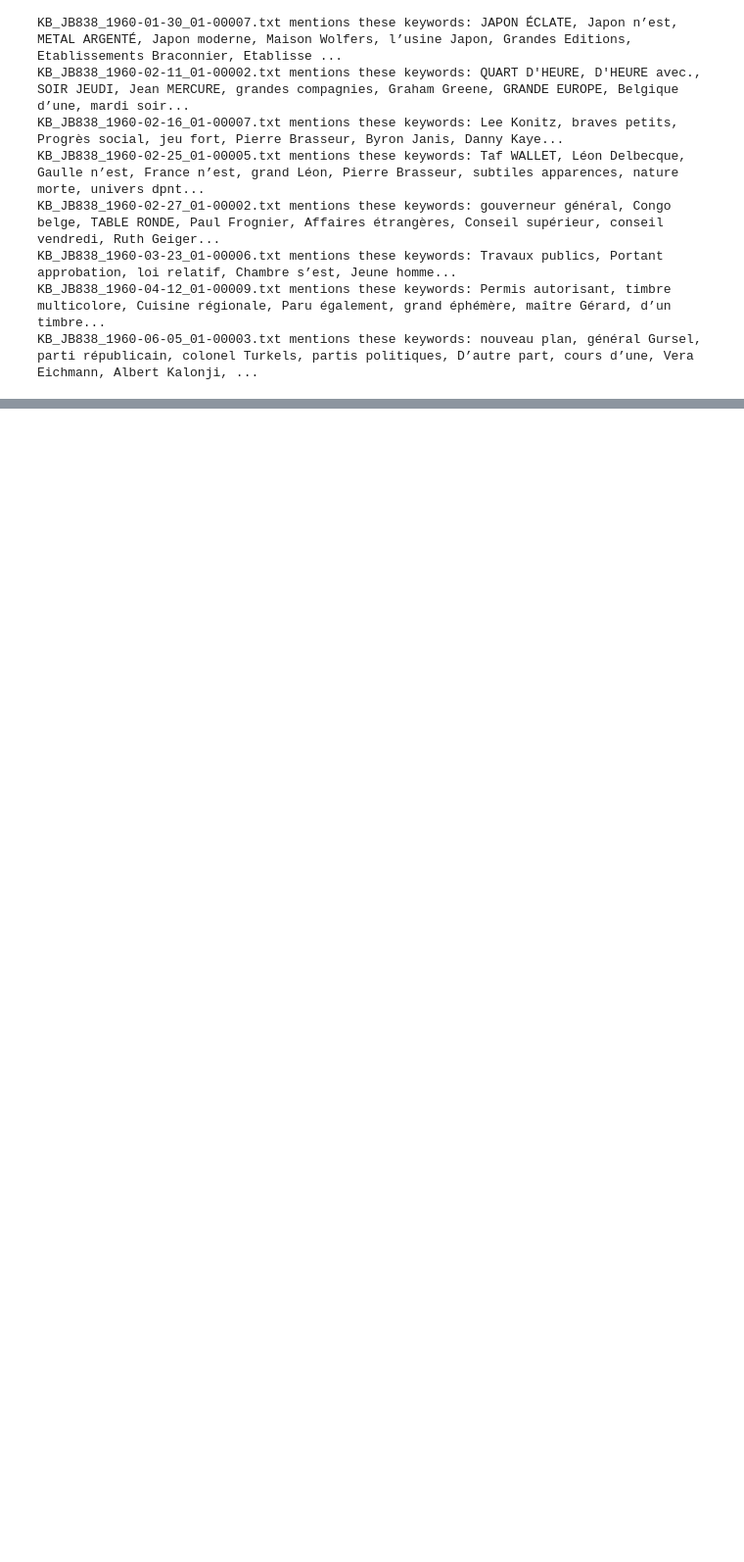
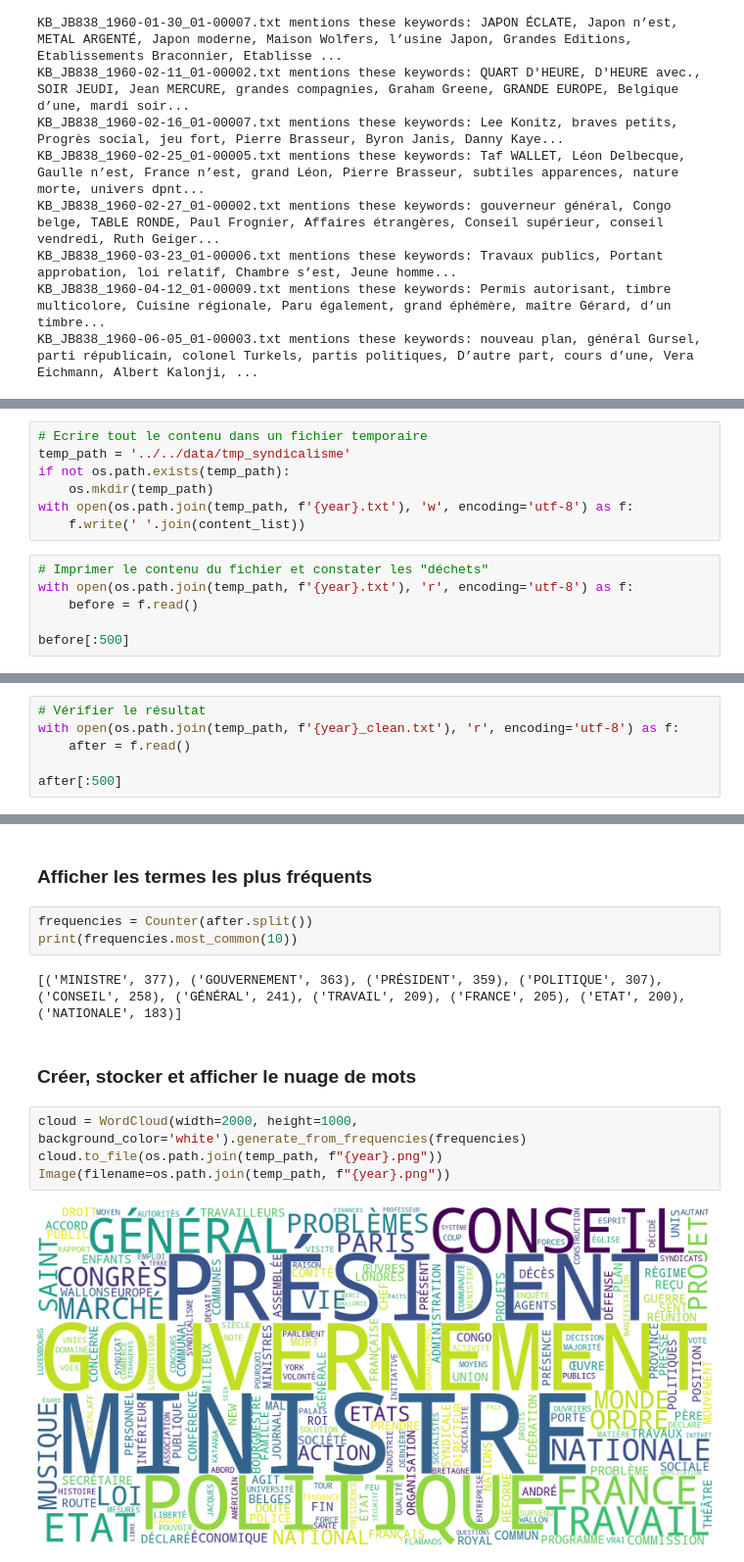
Before and after one commit to Elifoxxx/tac, a Jupyter notebook: tps/tp4/tp4.ipynb, the cells around one changed output, grey strips where cells are left out. Shown at 98% size. Drawn from its saved outputs; the diff is of its cells as text; blank space fills up the shorter version.

```diff
--- a/tps/tp4/tp4.ipynb
+++ b/tps/tp4/tp4.ipynb
@@ -364,0 +410,13 @@ KB_JB838_1960-06-05_01-00003.txt mentions these keywords: nouveau plan, généra
+# %%
+# Ecrire tout le contenu dans un fichier temporaire
+temp_path = '../../data/tmp_syndicalisme'
+if not os.path.exists(temp_path):
+    os.mkdir(temp_path)
+with open(os.path.join(temp_path, f'{year}.txt'), 'w', encoding='utf-8') as f:
+    f.write(' '.join(content_list))
+# %%
+# Imprimer le contenu du fichier et constater les "déchets"
+with open(os.path.join(temp_path, f'{year}.txt'), 'r', encoding='utf-8') as f:
+    before = f.read()
+
+before[:500]
@@ -364,0 +451,6 @@ KB_JB838_1960-06-05_01-00003.txt mentions these keywords: nouveau plan, généra
+# %%
+# Vérifier le résultat
+with open(os.path.join(temp_path, f'{year}_clean.txt'), 'r', encoding='utf-8') as f:
+    after = f.read()
+
+after[:500]
@@ -364,0 +461,15 @@ KB_JB838_1960-06-05_01-00003.txt mentions these keywords: nouveau plan, généra
+# %% [markdown]
+### Afficher les termes les plus fréquents
+# %%
+frequencies = Counter(after.split())
+print(frequencies.most_common(10))
+# %% [output]
+[('MINISTRE', 377), ('GOUVERNEMENT', 363), ('PRÉSIDENT', 359), ('POLITIQUE', 307), ('CONSEIL', 258), ('GÉNÉRAL', 241), ('TRAVAIL', 209), ('FRANCE', 205), ('ETAT', 200), ('NATIONALE', 183)]
+# %% [markdown]
+### Créer, stocker et afficher le nuage de mots
+# %%
+cloud = WordCloud(width=2000, height=1000, background_color='white').generate_from_frequencies(frequencies)
+cloud.to_file(os.path.join(temp_path, f"{year}.png"))
+Image(filename=os.path.join(temp_path, f"{year}.png"))
+# %% [output]
+[figure, added]
```
Also changed, not shown: parts of 18 cells of this notebook.
